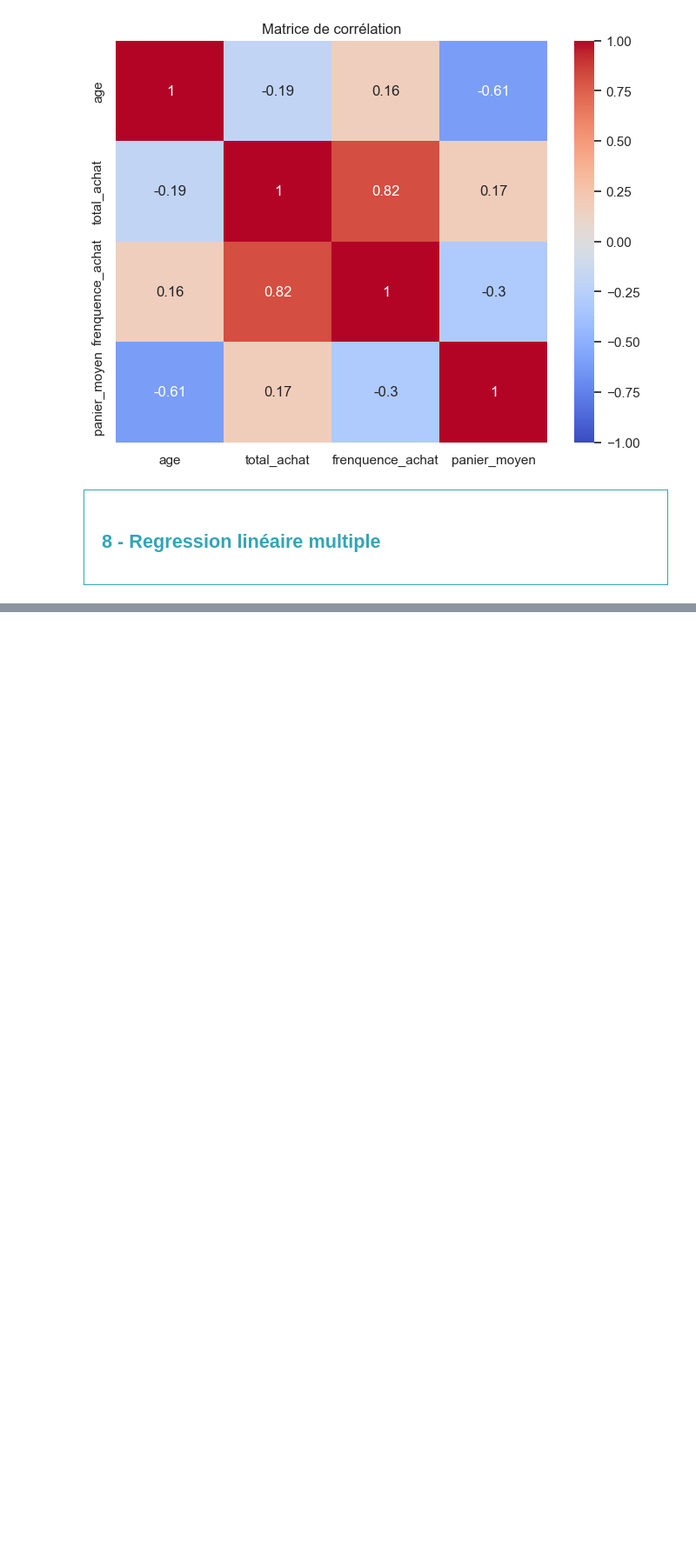
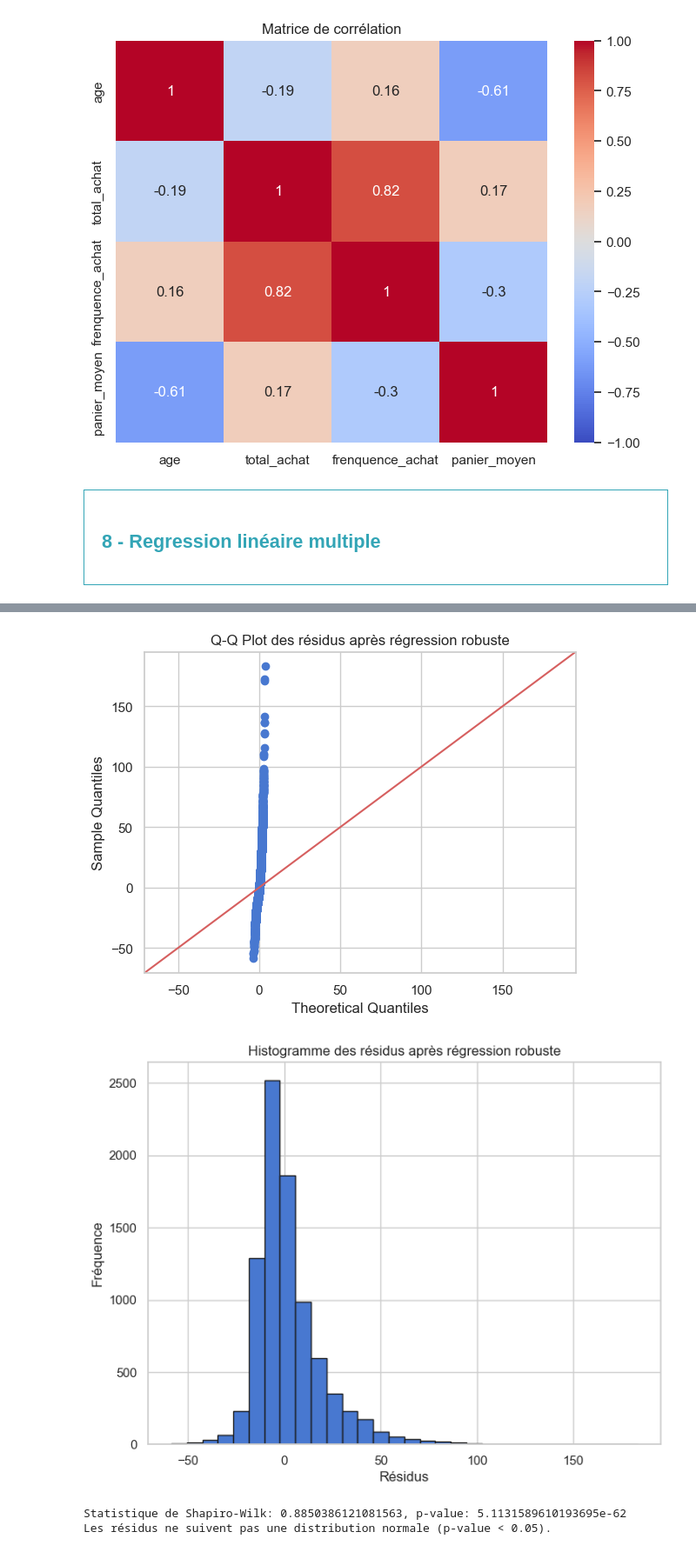
Before and after one commit to obenmaha/analyse-ventes-librairie, a Jupyter notebook: Analyse des Vente_V3.ipynb, the cells around one changed output, grey strips where cells are left out. Shown at 87% size. Drawn from its saved outputs; the diff is of its cells as text; code cells hidden in the pictures; blank space fills up the shorter version.

```diff
--- a/Analyse des Vente_V3.ipynb
+++ b/Analyse des Vente_V3.ipynb
@@ -1900,0 +1979,21 @@ Notes:
+# %%
+# Vérifier les valeurs NaN dans les variables indépendantes (X)
+print(X.isna().sum())
+
+# Vérifier les valeurs infinies dans les variables indépendantes (X)
+print(np.isinf(X).sum())
+
+# Remplacer les valeurs infinies par des NaN
+X = X.replace([np.inf, -np.inf], np.nan)
+
+# Supprimer les lignes contenant des NaN
+X = X.dropna()
+
+# Mettre à jour y pour correspondre aux lignes restantes dans X
+y = y.loc[X.index]
+
+# Réaliser la régression linéaire robuste après traitement des NaN/Inf
+model_robust = sm.RLM(y, X).fit()
+
+# Afficher le résumé des résultats
+print(model_robust.summary())
@@ -1900,0 +2020,35 @@ Notes:
+# %%
+# Calculer les résidus pour le modèle robuste
+residuals = model_robust.resid
+
+# Q-Q Plot des résidus
+sm.qqplot(residuals, line='45')
+plt.title('Q-Q Plot des résidus après régression robuste')
+plt.grid(True)
+plt.show()
+
+# Facultatif : Tracer un histogramme des résidus pour mieux comprendre leur distribution
+plt.figure(figsize=(8, 6))
+plt.hist(residuals, bins=30, edgecolor='k')
+plt.title('Histogramme des résidus après régression robuste')
+plt.xlabel('Résidus')
+plt.ylabel('Fréquence')
+plt.grid(True)
+plt.show()
+# %% [output]
+[figure, added]
+[figure, added]
+# %%
+from scipy.stats import shapiro
+
+# Test de Shapiro-Wilk pour les résidus
+stat, p_value = shapiro(residuals)
+print(f'Statistique de Shapiro-Wilk: {stat}, p-value: {p_value}')
+
+if p_value < 0.05:
+    print("Les résidus ne suivent pas une distribution normale (p-value < 0.05).")
+else:
+    print("Les résidus suivent une distribution normale (p-value >= 0.05).")
+# %% [output]
+Statistique de Shapiro-Wilk: 0.8850386121081563, p-value: 5.1131589610193695e-62
+Les résidus ne suivent pas une distribution normale (p-value < 0.05).
```
Also changed, not shown: parts of 18 cells of this notebook.
